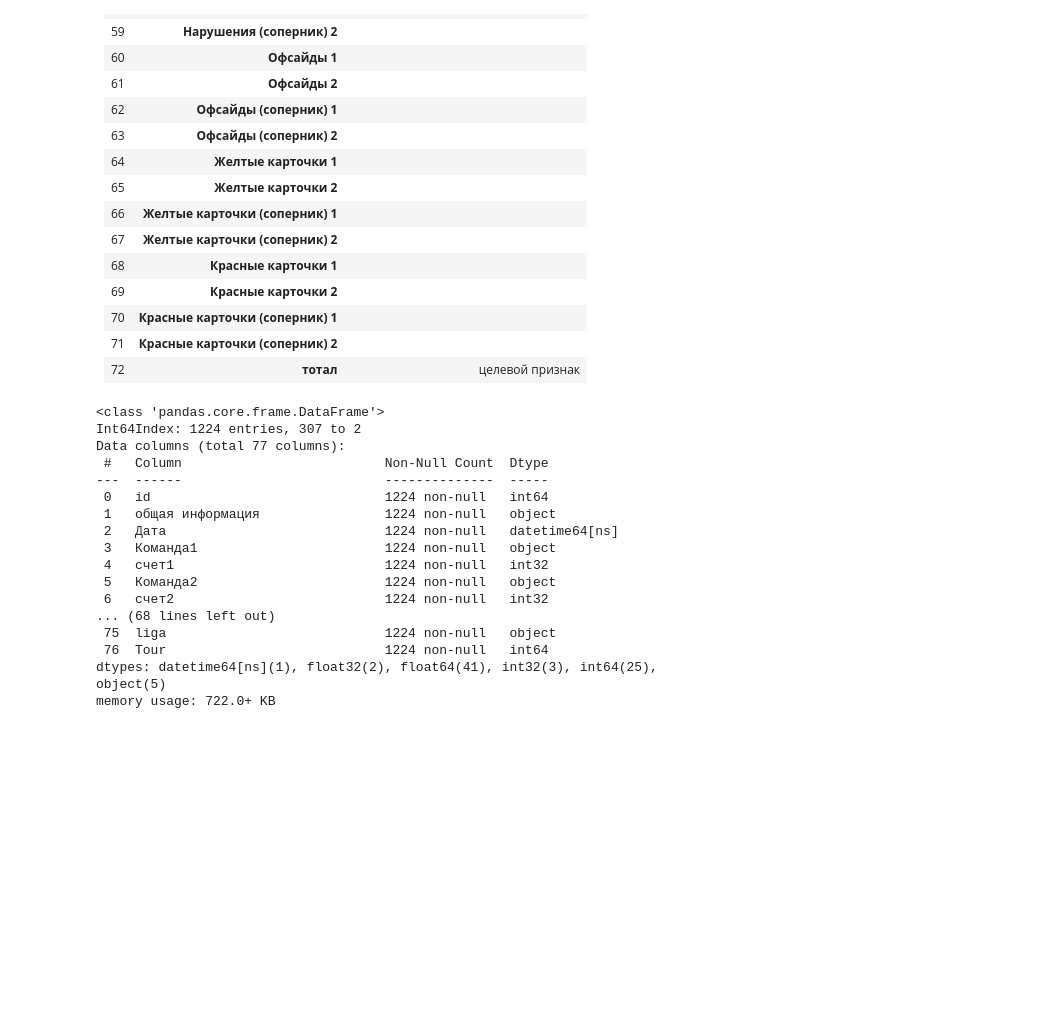
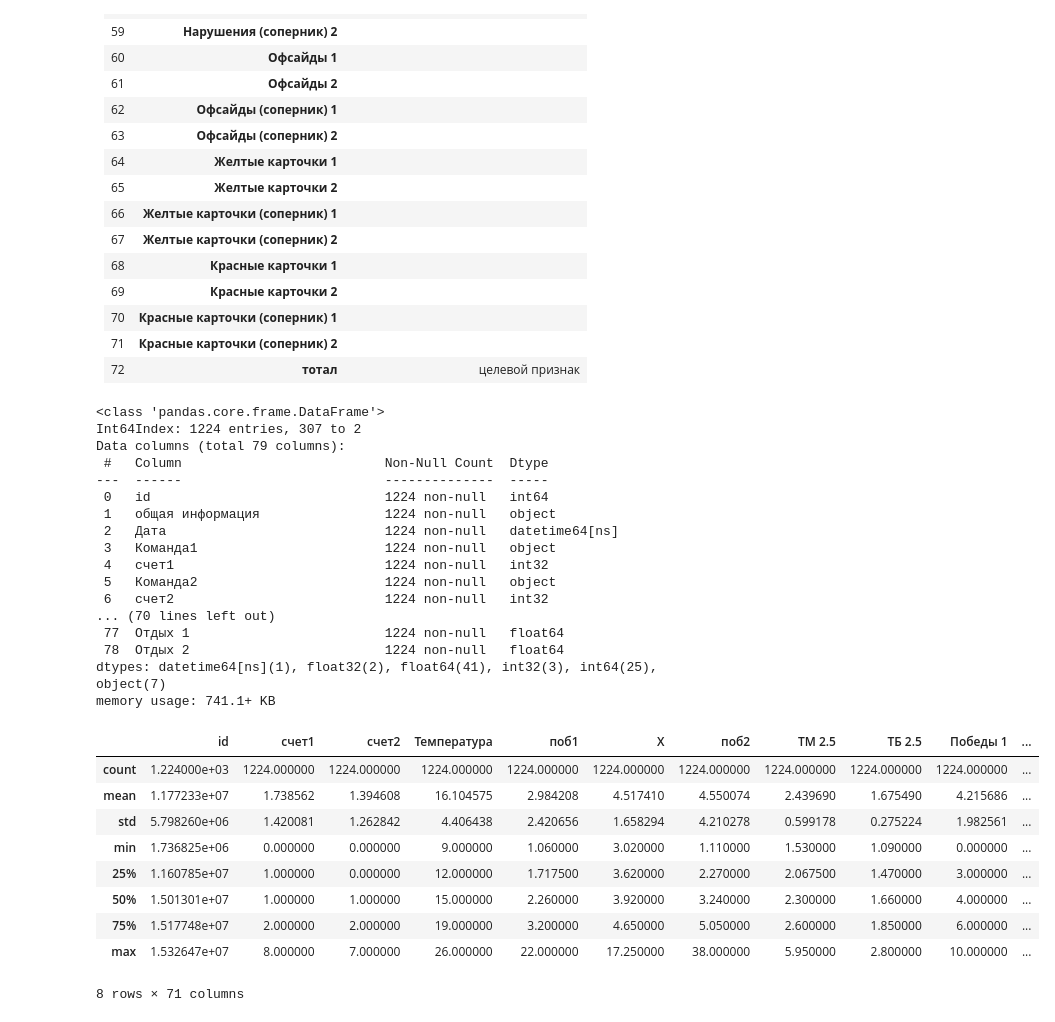
Before and after one commit to stas-as/Konspect-all, a Jupyter notebook: project/project_1X/parsing_2.0/proverka_1.0.ipynb, the cells around one changed output. Saved outputs shown, nothing was run; the diff lists cells and outputs as text; code cells hidden in the pictures; blank space fills up the shorter version.

```diff
--- a/project/project_1X/parsing_2.0/proverka_1.0.ipynb
+++ b/project/project_1X/parsing_2.0/proverka_1.0.ipynb
@@ -165,8 +165,8 @@ def preobr(df):
     df["Победы 1"] = df["Победы 1"].apply(lambda x: int(x.split()[-1]))
     df["Победы 2"] = df["Победы 2"].apply(lambda x: int(x.split()[0]))
 
-    df["Отдых: дни (часы) 1"] = df["Отдых: дни (часы) 1"].apply(lambda x: float(x.split()[-1]))
-    df["Отдых: дни (часы) 2"] = df["Отдых: дни (часы) 2"].apply(lambda x: float(x.split()[0]))
+    df["Отдых 1"] = df["Отдых: дни (часы) 1"].apply(lambda x: float(x.split()[-1]))
+    df["Отдых 2"] = df["Отдых: дни (часы) 2"].apply(lambda x: float(x.split()[0]))
 
     df, d = point_rang(df)
     return df
@@ -336,7 +336,7 @@ fig_corr.show()
 # %% [output]
 <class 'pandas.core.frame.DataFrame'>
 Int64Index: 1224 entries, 307 to 2
-Data columns (total 77 columns):
+Data columns (total 79 columns):
  #   Column                          Non-Null Count  Dtype
 ---  ------                          --------------  -----
  0   id                              1224 non-null   int64
@@ -346,8 +346,21 @@ Data columns (total 77 columns):
  4   счет1                           1224 non-null   int32
  5   Команда2                        1224 non-null   object
  6   счет2                           1224 non-null   int32
-... (68 lines left out)
- 75  liga                            1224 non-null   object
- 76  Tour                            1224 non-null   int64
-dtypes: datetime64[ns](1), float32(2), float64(41), int32(3), int64(25), object(5)
-memory usage: 722.0+ KB
+... (70 lines left out)
+ 77  Отдых 1                         1224 non-null   float64
+ 78  Отдых 2                         1224 non-null   float64
+dtypes: datetime64[ns](1), float32(2), float64(41), int32(3), int64(25), object(7)
+memory usage: 741.1+ KB
+# %%
+df_bund.describe()
+# %% [output]
+|  | id | счет1 | счет2 | Температура | поб1 | X | поб2 | ТМ 2.5 | ТБ 2.5 | Победы 1 | ... |
+| count | 1.224000e+03 | 1224.000000 | 1224.000000 | 1224.000000 | 1224.000000 | 1224.000000 | 1224.000000 | 1224.000000 | 1224.000000 | 1224.000000 | ... |
+| mean | 1.177233e+07 | 1.738562 | 1.394608 | 16.104575 | 2.984208 | 4.517410 | 4.550074 | 2.439690 | 1.675490 | 4.215686 | ... |
+| std | 5.798260e+06 | 1.420081 | 1.262842 | 4.406438 | 2.420656 | 1.658294 | 4.210278 | 0.599178 | 0.275224 | 1.982561 | ... |
+| min | 1.736825e+06 | 0.000000 | 0.000000 | 9.000000 | 1.060000 | 3.020000 | 1.110000 | 1.530000 | 1.090000 | 0.000000 | ... |
+| 25% | 1.160785e+07 | 1.000000 | 0.000000 | 12.000000 | 1.717500 | 3.620000 | 2.270000 | 2.067500 | 1.470000 | 3.000000 | ... |
+| 50% | 1.501301e+07 | 1.000000 | 1.000000 | 15.000000 | 2.260000 | 3.920000 | 3.240000 | 2.300000 | 1.660000 | 4.000000 | ... |
+| 75% | 1.517748e+07 | 2.000000 | 2.000000 | 19.000000 | 3.200000 | 4.650000 | 5.050000 | 2.600000 | 1.850000 | 6.000000 | ... |
+| max | 1.532647e+07 | 8.000000 | 7.000000 | 26.000000 | 22.000000 | 17.250000 | 38.000000 | 5.950000 | 2.800000 | 10.000000 | ... |
+8 rows × 71 columns
```
Also changed, not shown: parts of 7 cells of this notebook, 2 other files.
